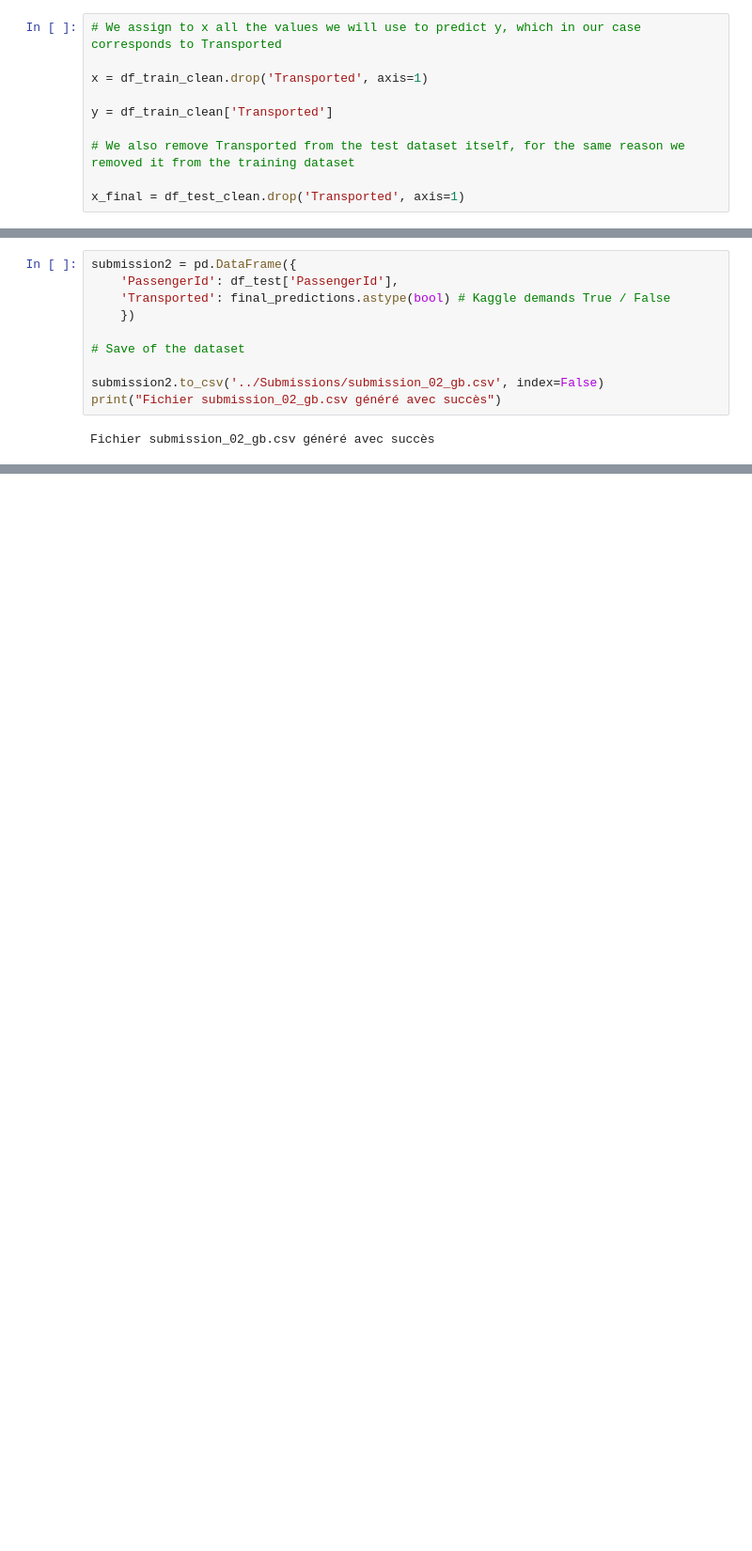
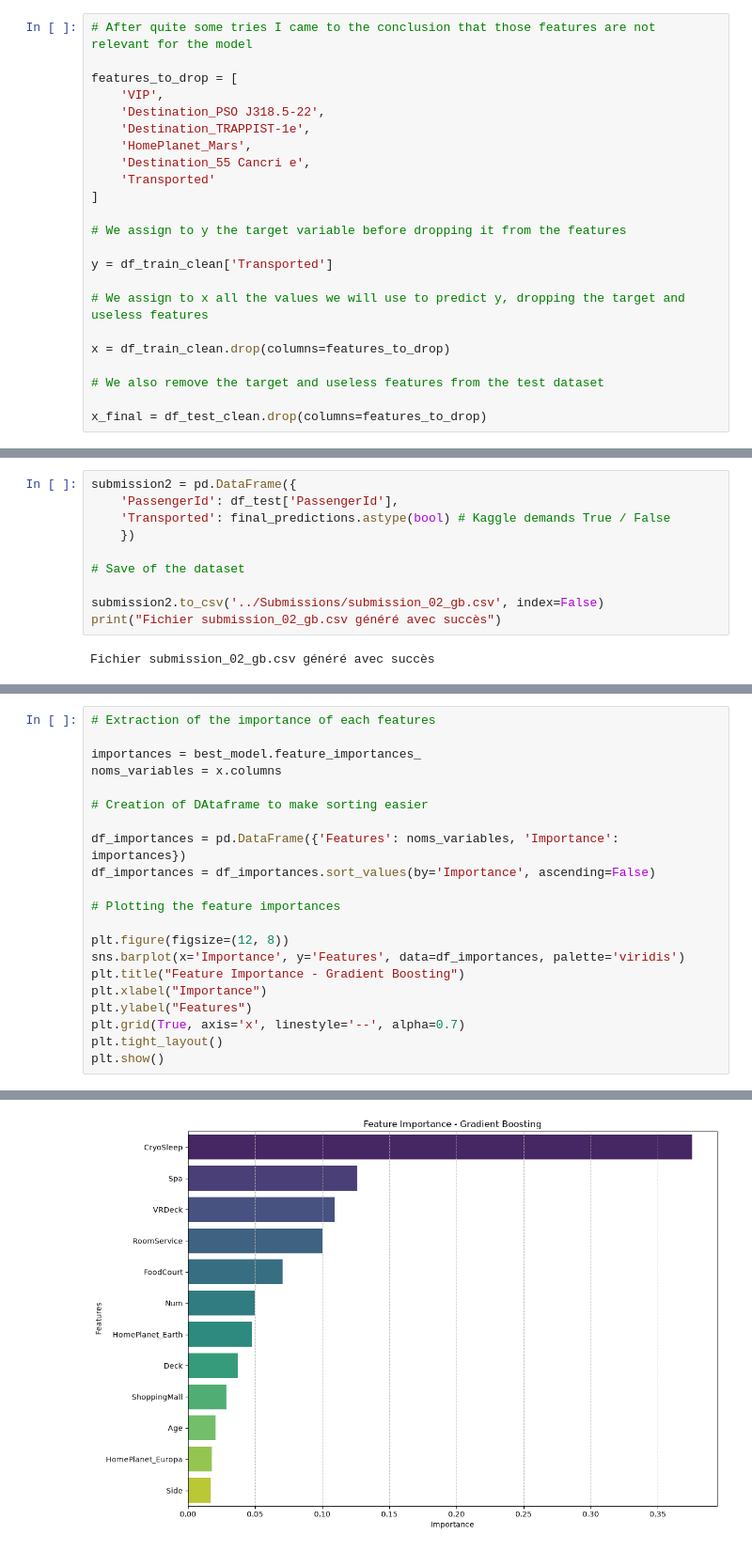
Before and after one commit to EnzoL987/Spaceship-Titanic-, a Jupyter notebook: Notebooks/02_gradient_boosting_tuning.ipynb, the cells around one changed output, grey strips where cells are left out. Shown at 94% size. Saved outputs shown, nothing was run; the diff lists cells and outputs as text; blank space fills up the shorter version.

```diff
--- a/Notebooks/02_gradient_boosting_tuning.ipynb
+++ b/Notebooks/02_gradient_boosting_tuning.ipynb
@@ -358,14 +359,27 @@ print(len(df_test_clean))
 8693
 4277
 # %%
-# We assign to x all the values we will use to predict y, which in our case corresponds to Transported
+# After quite some tries I came to the conclusion that those features are not relevant for the model
 
-x = df_train_clean.drop('Transported', axis=1)
+features_to_drop = [
+    'VIP',
+    'Destination_PSO J318.5-22',
+    'Destination_TRAPPIST-1e',
+    'HomePlanet_Mars',
+    'Destination_55 Cancri e',
+    'Transported'
+]
+
+# We assign to y the target variable before dropping it from the features
 
 y = df_train_clean['Transported']
 
-# We also remove Transported from the test dataset itself, for the same reason we removed it from the training dataset
+# We assign to x all the values we will use to predict y, dropping the target and useless features
 
-x_final = df_test_clean.drop('Transported', axis=1)
+x = df_train_clean.drop(columns=features_to_drop)
+
+# We also remove the target and useless features from the test dataset
+
+x_final = df_test_clean.drop(columns=features_to_drop)
 # %%
 # Let's try to find the best hyperparameters
@@ -414,0 +468,22 @@ Fichier submission_02_gb.csv généré avec succès
+# %%
+# Extraction of the importance of each features
+
+importances = best_model.feature_importances_
+noms_variables = x.columns
+
+# Creation of DAtaframe to make sorting easier
+
+df_importances = pd.DataFrame({'Features': noms_variables, 'Importance': importances})
+df_importances = df_importances.sort_values(by='Importance', ascending=False)
+
+# Plotting the feature importances
+
+plt.figure(figsize=(12, 8))
+sns.barplot(x='Importance', y='Features', data=df_importances, palette='viridis')
+plt.title("Feature Importance - Gradient Boosting")
+plt.xlabel("Importance")
+plt.ylabel("Features")
+plt.grid(True, axis='x', linestyle='--', alpha=0.7)
+plt.tight_layout()
+plt.show()
+# %% [output]
@@ -414,0 +493 @@ Fichier submission_02_gb.csv généré avec succès
+[figure, added]
```
Also changed, not shown: parts of 5 cells of this notebook, 2 other files.
